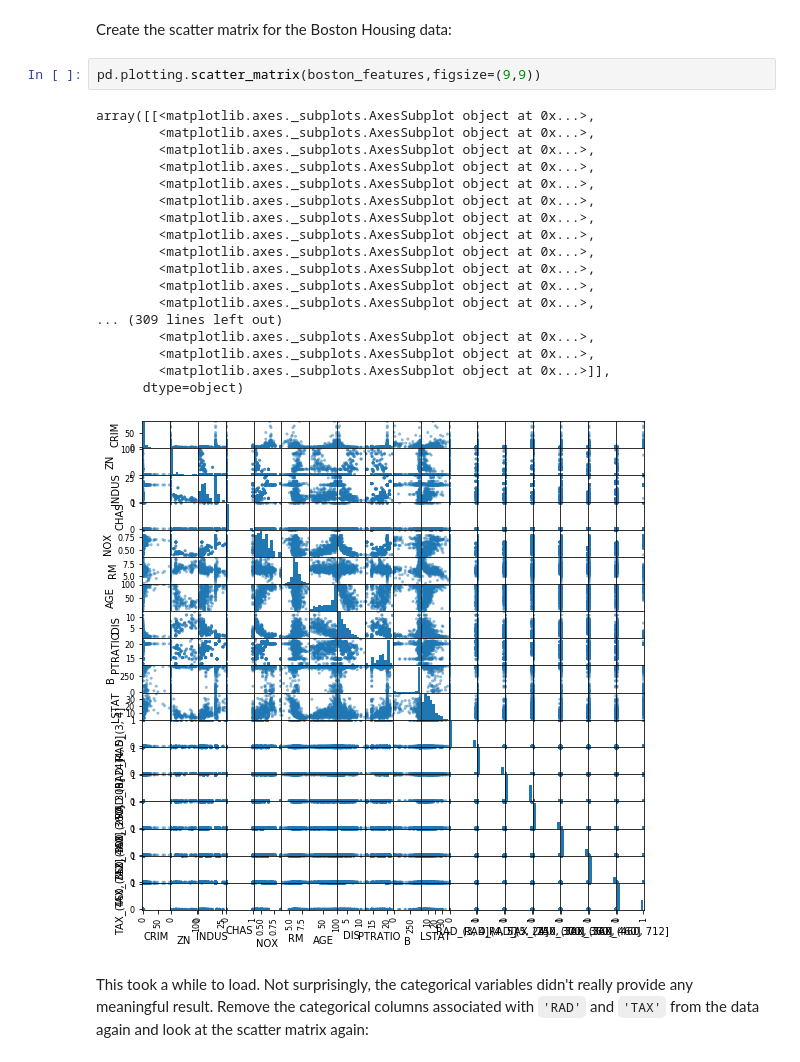
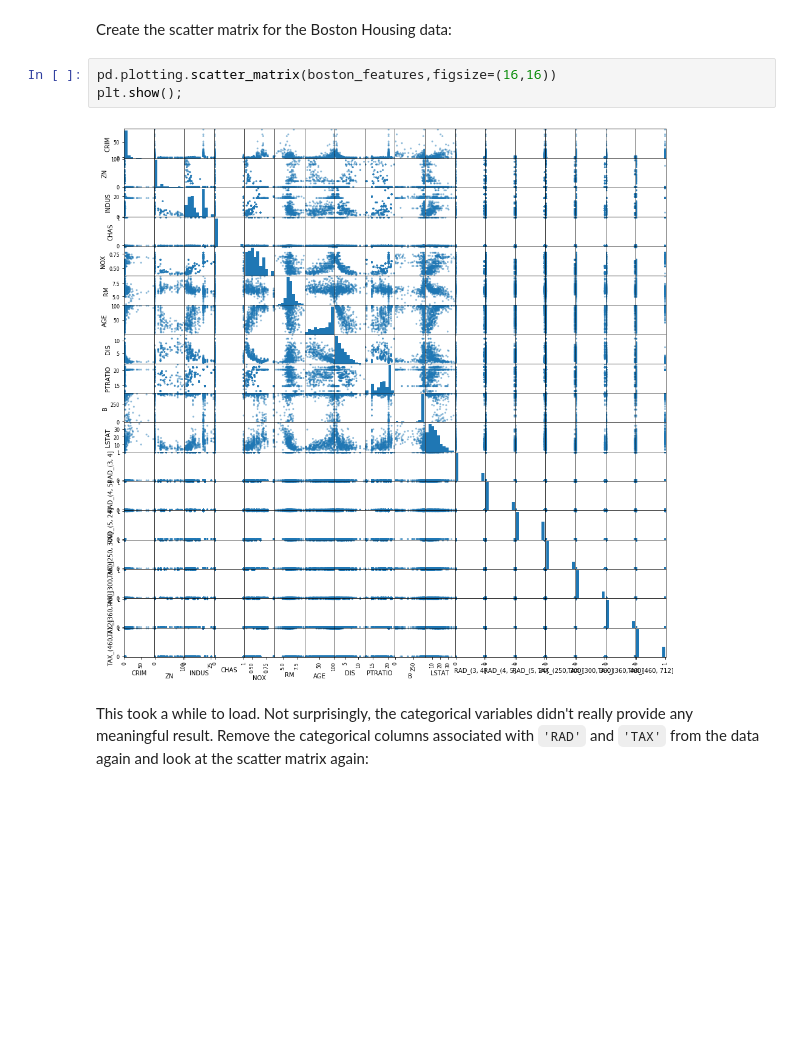
Before and after one commit to poariston/dsc-multicollinearity-of-features-lab-online-ds-pt-120919, a Jupyter notebook: index.ipynb, the cells around one changed output. Saved outputs shown, nothing was run; the diff lists cells and outputs as text; blank space fills up the shorter version.

```diff
--- a/index.ipynb
+++ b/index.ipynb
@@ -59,25 +59,9 @@ boston_features.head()
 # %% [markdown]
 Create the scatter matrix for the Boston Housing data:
 # %%
-pd.plotting.scatter_matrix(boston_features,figsize=(9,9))
+pd.plotting.scatter_matrix(boston_features,figsize=(16,16))
+plt.show();
 # %% [output]
-array([[<matplotlib.axes._subplots.AxesSubplot object at 0x...>,
-        <matplotlib.axes._subplots.AxesSubplot object at 0x...>,
-        <matplotlib.axes._subplots.AxesSubplot object at 0x...>,
-        <matplotlib.axes._subplots.AxesSubplot object at 0x...>,
-        <matplotlib.axes._subplots.AxesSubplot object at 0x...>,
-        <matplotlib.axes._subplots.AxesSubplot object at 0x...>,
-        <matplotlib.axes._subplots.AxesSubplot object at 0x...>,
-        <matplotlib.axes._subplots.AxesSubplot object at 0x...>,
-        <matplotlib.axes._subplots.AxesSubplot object at 0x...>,
-        <matplotlib.axes._subplots.AxesSubplot object at 0x...>,
-        <matplotlib.axes._subplots.AxesSubplot object at 0x...>,
-        <matplotlib.axes._subplots.AxesSubplot object at 0x...>,
-... (309 lines left out)
-        <matplotlib.axes._subplots.AxesSubplot object at 0x...>,
-        <matplotlib.axes._subplots.AxesSubplot object at 0x...>,
-        <matplotlib.axes._subplots.AxesSubplot object at 0x...>]],
-      dtype=object)
-[figure, old version]
+[figure, new version]
 # %% [markdown]
 This took a while to load. Not surprisingly, the categorical variables didn't really provide any meaningful result. Remove the categorical columns associated with `'RAD'` and `'TAX'` from the data again and look at the scatter matrix again:
```
Also changed, not shown: parts of 7 cells of this notebook.
